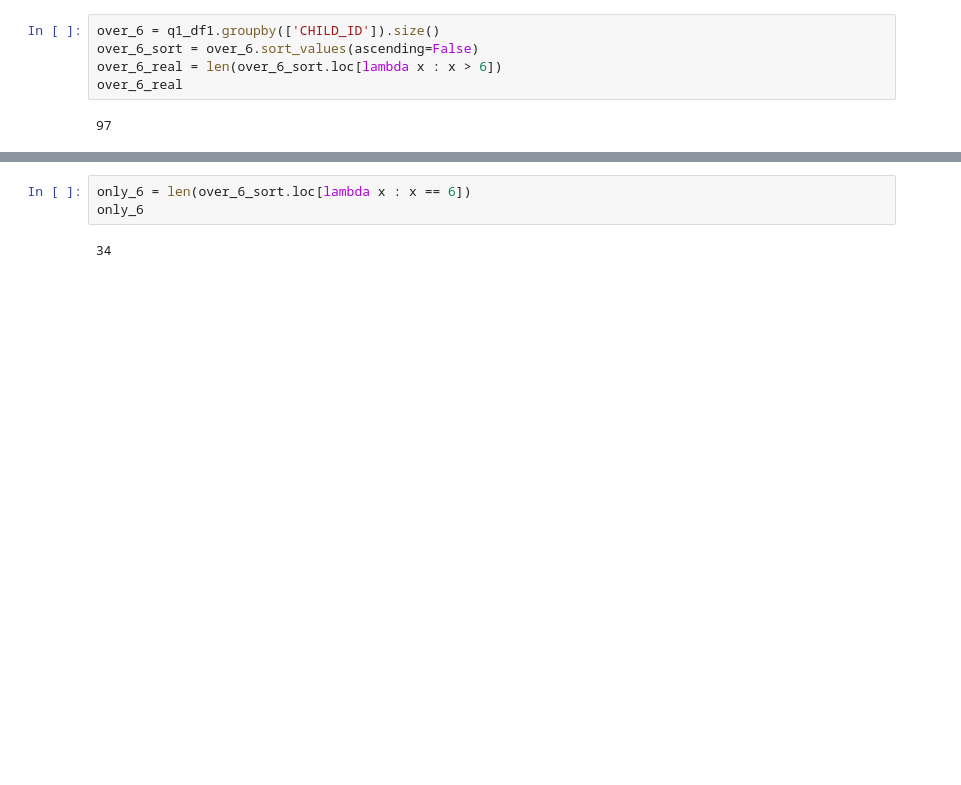
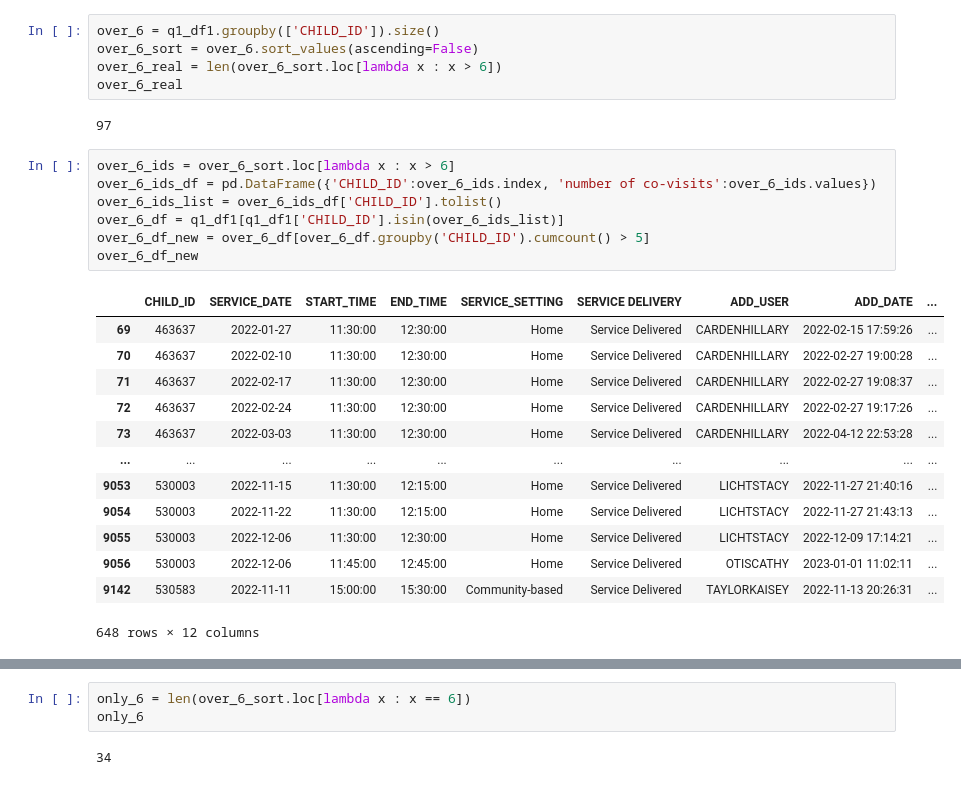
Before and after one commit to NSS-Data-Analytics-Cohort-8/teis_da8_1-new-balance-and-grill, a Jupyter notebook: notebooks/partner_project_2.ipynb, the cells around one changed output, grey strips where cells are left out. Drawn from its saved outputs; the diff is of its cells as text; blank space fills up the shorter version.

```diff
--- a/notebooks/partner_project_2.ipynb
+++ b/notebooks/partner_project_2.ipynb
@@ -166,3 +163,24 @@ over_6_real = len(over_6_sort.loc[lambda x : x > 6])
 over_6_real
 # %% [output]
 97
+# %%
+over_6_ids = over_6_sort.loc[lambda x : x > 6]
+over_6_ids_df = pd.DataFrame({'CHILD_ID':over_6_ids.index, 'number of co-visits':over_6_ids.values})
+over_6_ids_list = over_6_ids_df['CHILD_ID'].tolist()
+over_6_df = q1_df1[q1_df1['CHILD_ID'].isin(over_6_ids_list)]
+over_6_df_new = over_6_df[over_6_df.groupby('CHILD_ID').cumcount() > 5]
+over_6_df_new
+# %% [output]
+|  | CHILD_ID | SERVICE_DATE | START_TIME | END_TIME | SERVICE_SETTING | SERVICE DELIVERY | ADD_USER | ADD_DATE | ... |
+| 69 | 463637 | 2022-01-27 | 11:30:00 | 12:30:00 | Home | Service Delivered | CARDENHILLARY | 2022-02-15 17:59:26 | ... |
+| 70 | 463637 | 2022-02-10 | 11:30:00 | 12:30:00 | Home | Service Delivered | CARDENHILLARY | 2022-02-27 19:00:28 | ... |
+| 71 | 463637 | 2022-02-17 | 11:30:00 | 12:30:00 | Home | Service Delivered | CARDENHILLARY | 2022-02-27 19:08:37 | ... |
+| 72 | 463637 | 2022-02-24 | 11:30:00 | 12:30:00 | Home | Service Delivered | CARDENHILLARY | 2022-02-27 19:17:26 | ... |
+| 73 | 463637 | 2022-03-03 | 11:30:00 | 12:30:00 | Home | Service Delivered | CARDENHILLARY | 2022-04-12 22:53:28 | ... |
+| ... | ... | ... | ... | ... | ... | ... | ... | ... | ... |
+| 9053 | 530003 | 2022-11-15 | 11:30:00 | 12:15:00 | Home | Service Delivered | LICHTSTACY | 2022-11-27 21:40:16 | ... |
+| 9054 | 530003 | 2022-11-22 | 11:30:00 | 12:15:00 | Home | Service Delivered | LICHTSTACY | 2022-11-27 21:43:13 | ... |
+| 9055 | 530003 | 2022-12-06 | 11:30:00 | 12:30:00 | Home | Service Delivered | LICHTSTACY | 2022-12-09 17:14:21 | ... |
+| 9056 | 530003 | 2022-12-06 | 11:45:00 | 12:45:00 | Home | Service Delivered | OTISCATHY | 2023-01-01 11:02:11 | ... |
+| 9142 | 530583 | 2022-11-11 | 15:00:00 | 15:30:00 | Community-based | Service Delivered | TAYLORKAISEY | 2022-11-13 20:26:31 | ... |
+648 rows × 12 columns
```
Also changed, not shown: parts of 10 cells of this notebook.
